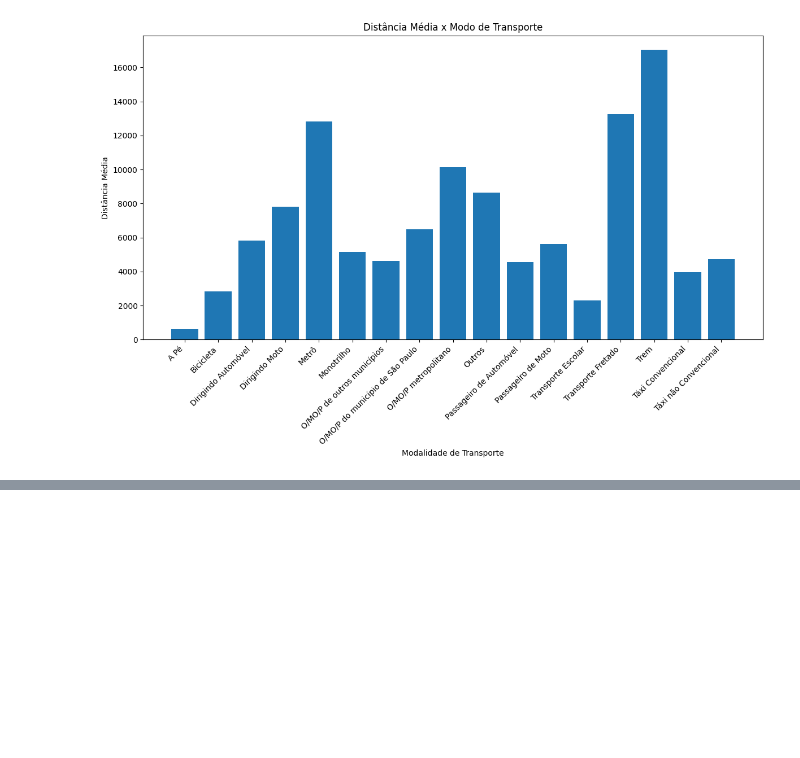
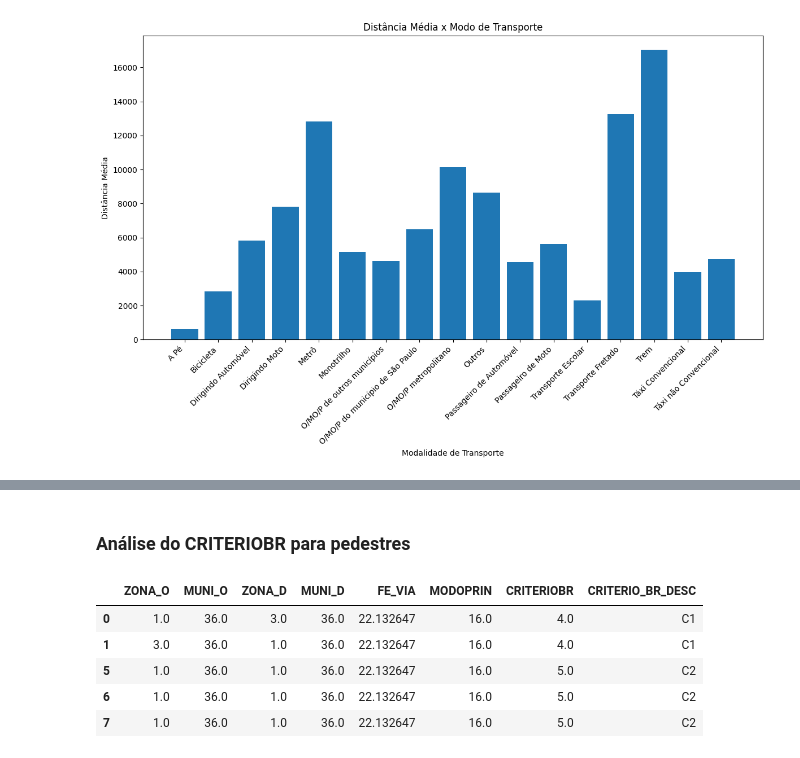
Before and after one commit to gustavo-rmontes/TCC, a Jupyter notebook: mobility_flow/flow.ipynb, the cells around one changed output, grey strips where cells are left out. Saved outputs shown, nothing was run; the diff lists cells and outputs as text; code cells hidden in the pictures; blank space fills up the shorter version.

```diff
--- a/mobility_flow/flow.ipynb
+++ b/mobility_flow/flow.ipynb
@@ -280,0 +305,12 @@ plt.show()
+# %% [markdown]
+### Análise do CRITERIOBR para pedestres
+# %%
+filtered_crit_df = criterio_df[criterio_df['MODOPRIN']==16] # filtrando viagens a pé
+filtered_crit_df.head(5)
+# %% [output]
+|  | ZONA_O | MUNI_O | ZONA_D | MUNI_D | FE_VIA | MODOPRIN | CRITERIOBR | CRITERIO_BR_DESC |
+| 0 | 1.0 | 36.0 | 3.0 | 36.0 | 22.132647 | 16.0 | 4.0 | C1 |
+| 1 | 3.0 | 36.0 | 1.0 | 36.0 | 22.132647 | 16.0 | 4.0 | C1 |
+| 5 | 1.0 | 36.0 | 1.0 | 36.0 | 22.132647 | 16.0 | 5.0 | C2 |
+| 6 | 1.0 | 36.0 | 1.0 | 36.0 | 22.132647 | 16.0 | 5.0 | C2 |
+| 7 | 1.0 | 36.0 | 1.0 | 36.0 | 22.132647 | 16.0 | 5.0 | C2 |
```
Also changed, not shown: parts of 4 cells of this notebook.
